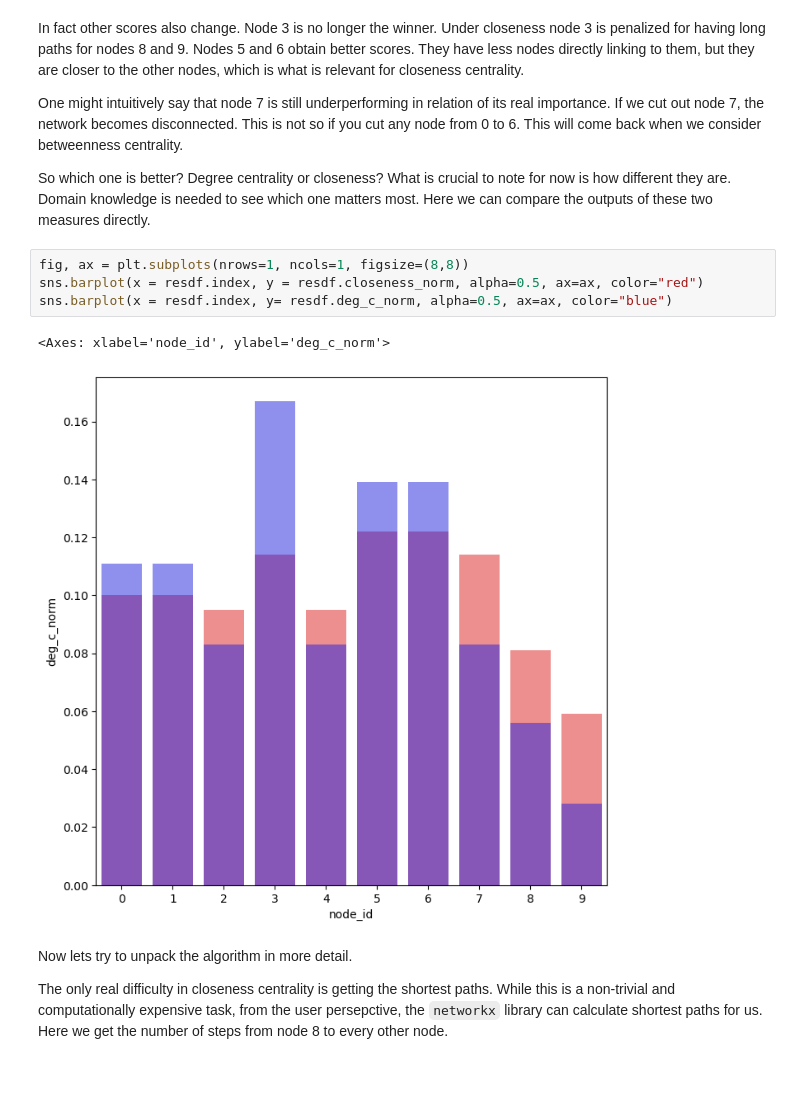
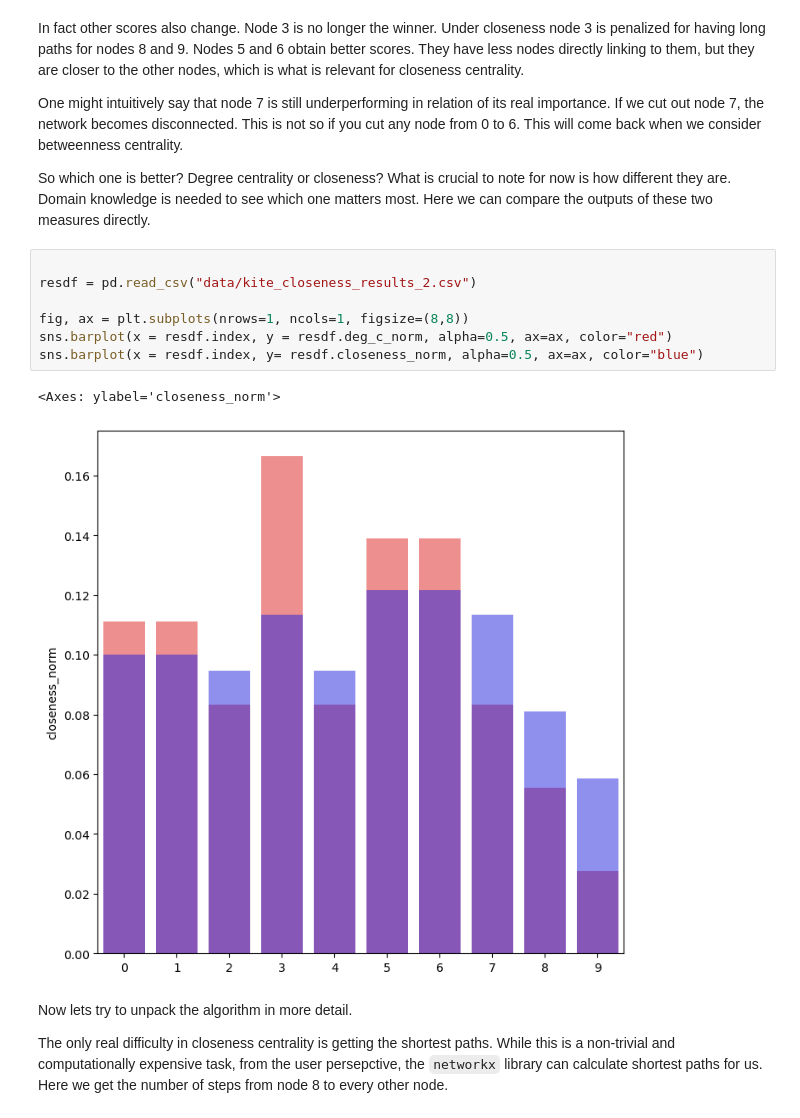
Before and after one commit to maastrichtlawtech/legalnetworkanalysis_textbook, a Jupyter notebook: Chapter_3_Centrality.ipynb, the cells around one changed output. Saved outputs shown, nothing was run; the diff lists cells and outputs as text; blank space fills up the shorter version.

```diff
--- a/Chapter_3_Centrality.ipynb
+++ b/Chapter_3_Centrality.ipynb
@@ -318,12 +329,15 @@ One might intuitively say that node 7 is still underperforming in relation of it
 
 So which one is better? Degree centrality or closeness? What is crucial to note for now is how different they are. Domain knowledge is needed to see which one matters most. Here we can compare the outputs of these two measures directly.
 # %%
+
+resdf = pd.read_csv("data/kite_closeness_results_2.csv")
+
 fig, ax = plt.subplots(nrows=1, ncols=1, figsize=(8,8))
-sns.barplot(x = resdf.index, y = resdf.closeness_norm, alpha=0.5, ax=ax, color="red")
-sns.barplot(x = resdf.index, y= resdf.deg_c_norm, alpha=0.5, ax=ax, color="blue")
+sns.barplot(x = resdf.index, y = resdf.deg_c_norm, alpha=0.5, ax=ax, color="red")
+sns.barplot(x = resdf.index, y= resdf.closeness_norm, alpha=0.5, ax=ax, color="blue")
 # %% [output]
-<Axes: xlabel='node_id', ylabel='deg_c_norm'>
+<Axes: ylabel='closeness_norm'>
-[figure, old version]
+[figure, new version]
 # %% [markdown]
 Now lets try to unpack the algorithm in more detail.
 
```
Also changed, not shown: parts of 33 cells of this notebook, 8 other files.
